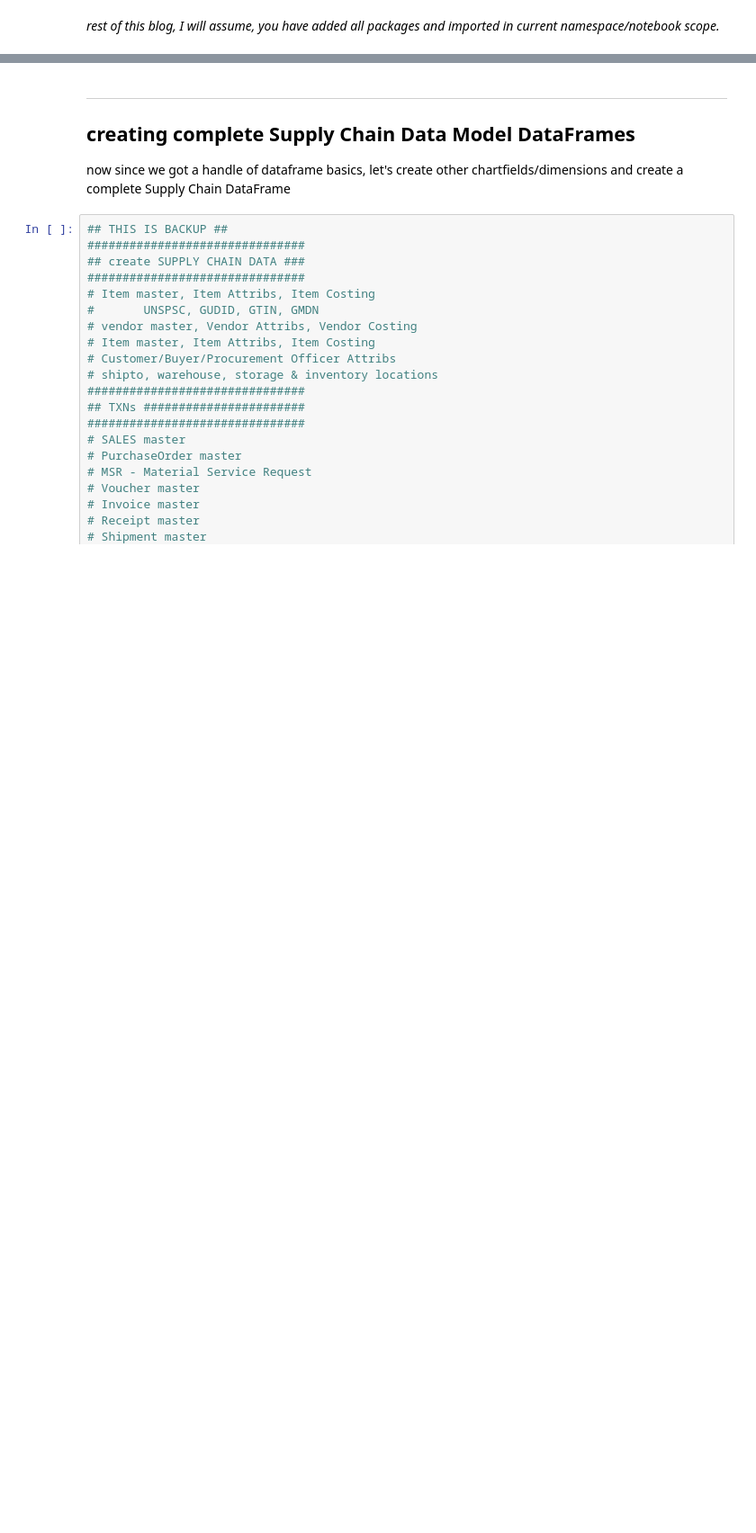
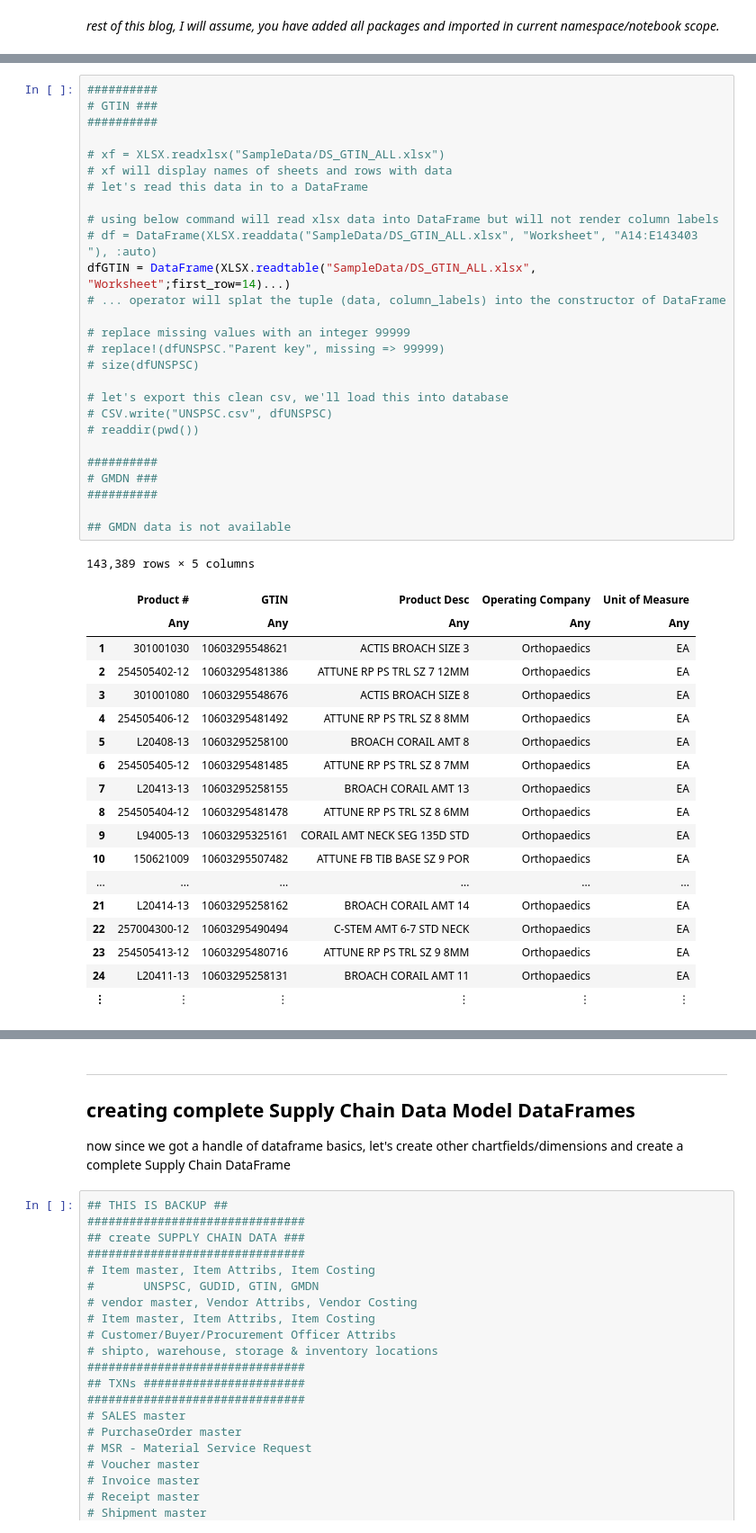
Before and after one commit to AmitXShukla/AmitXShukla.github.io, a Jupyter notebook: blogs/julia/JuliaDataFrames-Part-3.ipynb, the cells around one changed output, grey strips where cells are left out. Shown at 90% size. Drawn from its saved outputs; the diff is of its cells as text; blank space fills up the shorter version.

```diff
--- a/blogs/julia/JuliaDataFrames-Part-3.ipynb
+++ b/blogs/julia/JuliaDataFrames-Part-3.ipynb
@@ -108,0 +205,47 @@ These codes are used to classify products and services, GUDID, GTIN, GMDN
+# %%
+##########
+# GTIN ###
+##########
+
+# xf = XLSX.readxlsx("SampleData/DS_GTIN_ALL.xlsx")
+# xf will display names of sheets and rows with data
+# let's read this data in to a DataFrame
+
+# using below command will read xlsx data into DataFrame but will not render column labels
+# df = DataFrame(XLSX.readdata("SampleData/DS_GTIN_ALL.xlsx", "Worksheet", "A14:E143403   "), :auto)
+dfGTIN = DataFrame(XLSX.readtable("SampleData/DS_GTIN_ALL.xlsx", "Worksheet";first_row=14)...)
+# ... operator will splat the tuple (data, column_labels) into the constructor of DataFrame
+
+# replace missing values with an integer 99999
+# replace!(dfUNSPSC."Parent key", missing => 99999)
+# size(dfUNSPSC)
+
+# let's export this clean csv, we'll load this into database
+# CSV.write("UNSPSC.csv", dfUNSPSC)
+# readdir(pwd())
+
+##########
+# GMDN ###
+##########
+
+## GMDN data is not available
+# %% [output]
+143,389 rows × 5 columns
+|  | Product # | GTIN | Product Desc | Operating Company | Unit of Measure |
+|  | Any | Any | Any | Any | Any |
+| 1 | 301001030 | 10603295548621 | ACTIS BROACH SIZE 3 | Orthopaedics | EA |
+| 2 | 254505402-12 | 10603295481386 | ATTUNE RP PS TRL SZ 7 12MM | Orthopaedics | EA |
+| 3 | 301001080 | 10603295548676 | ACTIS BROACH SIZE 8 | Orthopaedics | EA |
+| 4 | 254505406-12 | 10603295481492 | ATTUNE RP PS TRL SZ 8 8MM | Orthopaedics | EA |
+| 5 | L20408-13 | 10603295258100 | BROACH CORAIL AMT 8 | Orthopaedics | EA |
+| 6 | 254505405-12 | 10603295481485 | ATTUNE RP PS TRL SZ 8 7MM | Orthopaedics | EA |
+| 7 | L20413-13 | 10603295258155 | BROACH CORAIL AMT 13 | Orthopaedics | EA |
+| 8 | 254505404-12 | 10603295481478 | ATTUNE RP PS TRL SZ 8 6MM | Orthopaedics | EA |
+| 9 | L94005-13 | 10603295325161 | CORAIL AMT NECK SEG 135D STD | Orthopaedics | EA |
+| 10 | 150621009 | 10603295507482 | ATTUNE FB TIB BASE SZ 9 POR | Orthopaedics | EA |
+| ... | ... | ... | ... | ... | ... |
+| 21 | L20414-13 | 10603295258162 | BROACH CORAIL AMT 14 | Orthopaedics | EA |
+| 22 | 257004300-12 | 10603295490494 | C-STEM AMT 6-7 STD NECK | Orthopaedics | EA |
+| 23 | 254505413-12 | 10603295480716 | ATTUNE RP PS TRL SZ 9 8MM | Orthopaedics | EA |
+| 24 | L20411-13 | 10603295258131 | BROACH CORAIL AMT 11 | Orthopaedics | EA |
+| ⋮ | ⋮ | ⋮ | ⋮ | ⋮ | ⋮ |
```
Also changed, not shown: parts of 7 cells of this notebook.
